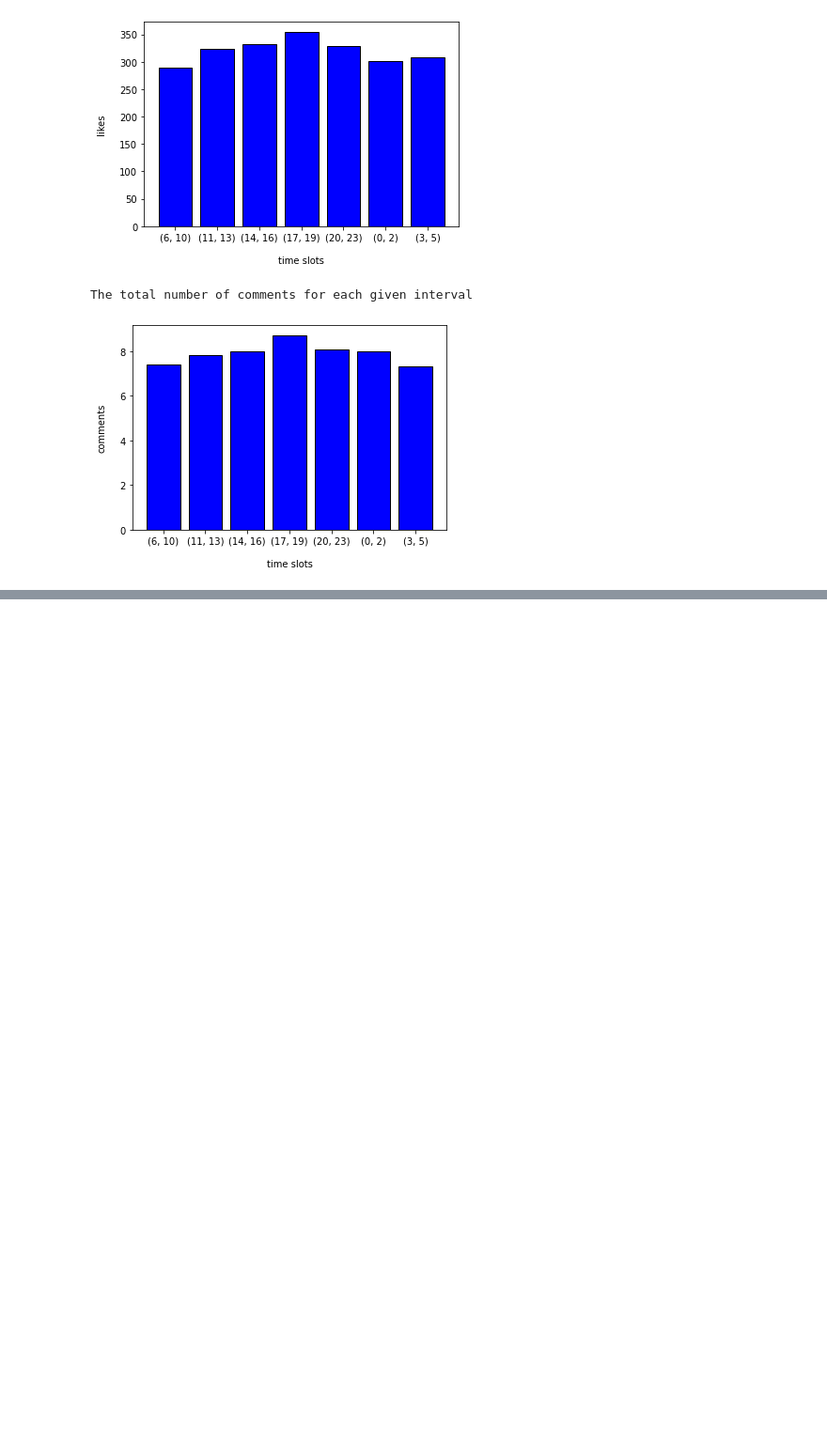
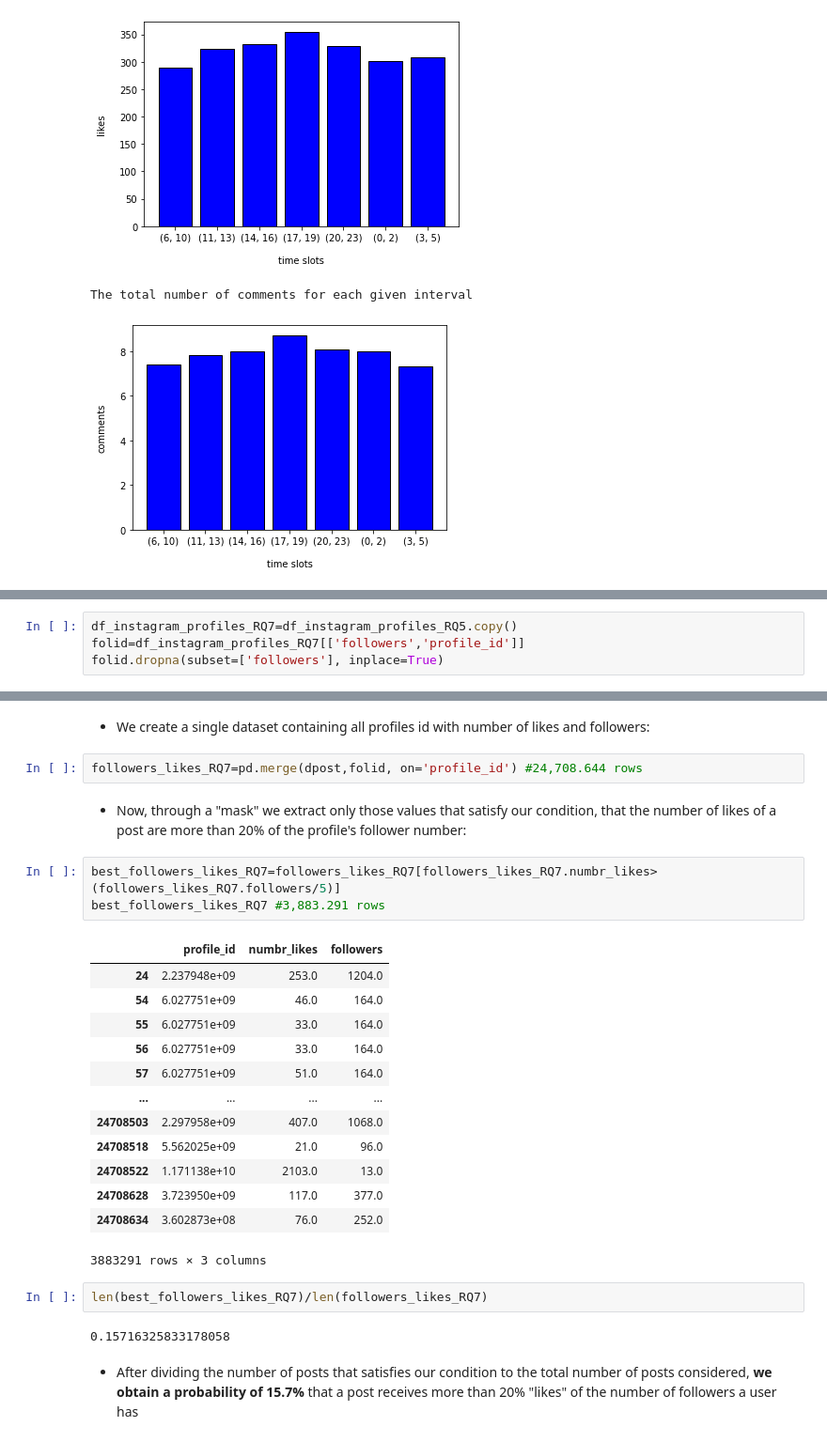
Before and after one commit to Iadiserniag/ADM-HW2, a Jupyter notebook: RQ_4_6.ipynb, the cells around one changed output, grey strips where cells are left out. Shown at 94% size. Cells and saved outputs as stored; diff of their text form; blank space fills up the shorter version.

```diff
--- a/RQ_4_6.ipynb
+++ b/RQ_4_6.ipynb
@@ -472,0 +486,4 @@ The total number of comments for each given interval
+# %%
+df_instagram_profiles_RQ7=df_instagram_profiles_RQ5.copy()
+folid=df_instagram_profiles_RQ7[['followers','profile_id']]
+folid.dropna(subset=['followers'], inplace=True)
@@ -472,0 +496,29 @@ The total number of comments for each given interval
+# %% [markdown]
+* We create a single dataset containing all profiles id with number of likes and followers:
+# %%
+followers_likes_RQ7=pd.merge(dpost,folid, on='profile_id') #24,708.644 rows
+# %% [markdown]
+* Now, through a "mask" we extract only those values that satisfy our condition, that the number of likes of a post are more than 20% of the profile's follower number:
+# %%
+best_followers_likes_RQ7=followers_likes_RQ7[followers_likes_RQ7.numbr_likes>(followers_likes_RQ7.followers/5)]
+best_followers_likes_RQ7 #3,883.291 rows
+# %% [output]
+|  | profile_id | numbr_likes | followers |
+| 24 | 2.237948e+09 | 253.0 | 1204.0 |
+| 54 | 6.027751e+09 | 46.0 | 164.0 |
+| 55 | 6.027751e+09 | 33.0 | 164.0 |
+| 56 | 6.027751e+09 | 33.0 | 164.0 |
+| 57 | 6.027751e+09 | 51.0 | 164.0 |
+| ... | ... | ... | ... |
+| 24708503 | 2.297958e+09 | 407.0 | 1068.0 |
+| 24708518 | 5.562025e+09 | 21.0 | 96.0 |
+| 24708522 | 1.171138e+10 | 2103.0 | 13.0 |
+| 24708628 | 3.723950e+09 | 117.0 | 377.0 |
+| 24708634 | 3.602873e+08 | 76.0 | 252.0 |
+3883291 rows × 3 columns
+# %%
+len(best_followers_likes_RQ7)/len(followers_likes_RQ7)
+# %% [output]
+0.15716325833178058
+# %% [markdown]
+* After dividing the number of posts that satisfies our condition to the total number of posts considered, <b>we obtain a probability of 15.7%</b> that a post receives more than 20% "likes" of the number of followers a user has
```
Also changed, not shown: parts of 26 cells of this notebook.
